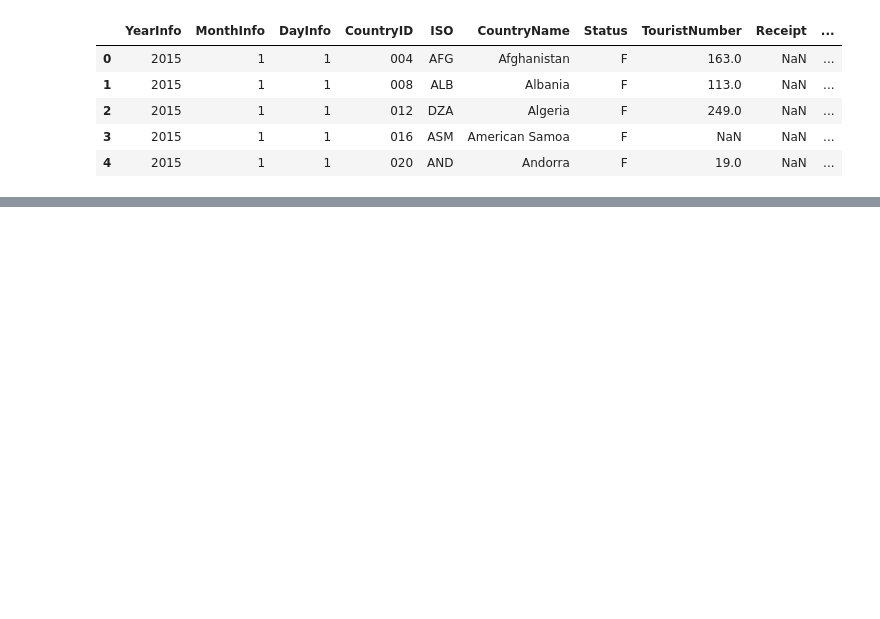
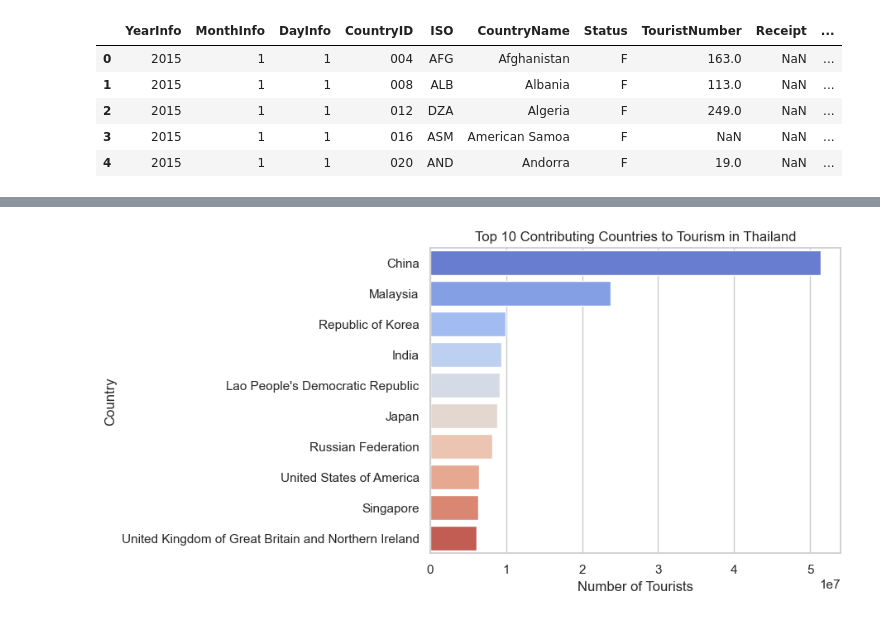
Before and after one commit to vk-poonyakanok/thailand-tourism-trend, a Jupyter notebook: Thailand_Tourism_Trends_Analysis.ipynb, the cells around one changed output, grey strips where cells are left out. Drawn from its saved outputs; the diff is of its cells as text; code cells hidden in the pictures; blank space fills up the shorter version.

```diff
--- a/Thailand_Tourism_Trends_Analysis.ipynb
+++ b/Thailand_Tourism_Trends_Analysis.ipynb
@@ -160,0 +335,15 @@ The `ci` parameter is deprecated. Use `errorbar=None` for the same effect.
+# %%
+# Grouping data by country and summing up the number of tourists
+country_wise_tourism = df.groupby(['CountryName']).agg({'TouristNumber': 'sum'}).reset_index()
+
+# Sorting the data to find the top contributing countries
+top_countries = country_wise_tourism.sort_values(by='TouristNumber', ascending=False).head(10)
+
+# Plotting the top contributing countries
+sns.barplot(data=top_countries, x='TouristNumber', y='CountryName', palette='coolwarm')
+plt.title('Top 10 Contributing Countries to Tourism in Thailand')
+plt.xlabel('Number of Tourists')
+plt.ylabel('Country')
+plt.show()
+# %% [output]
+[figure, added]
```
Also changed, not shown: parts of 27 cells of this notebook, 1 other file.
